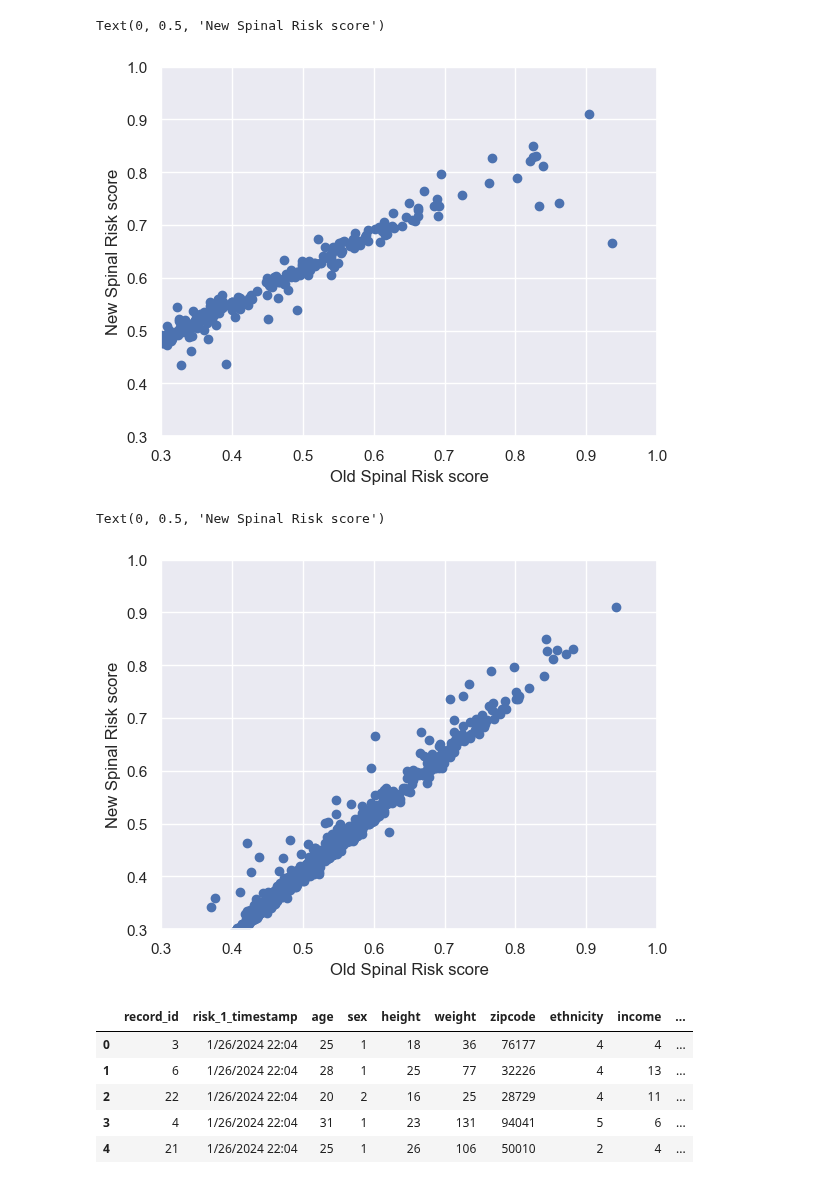
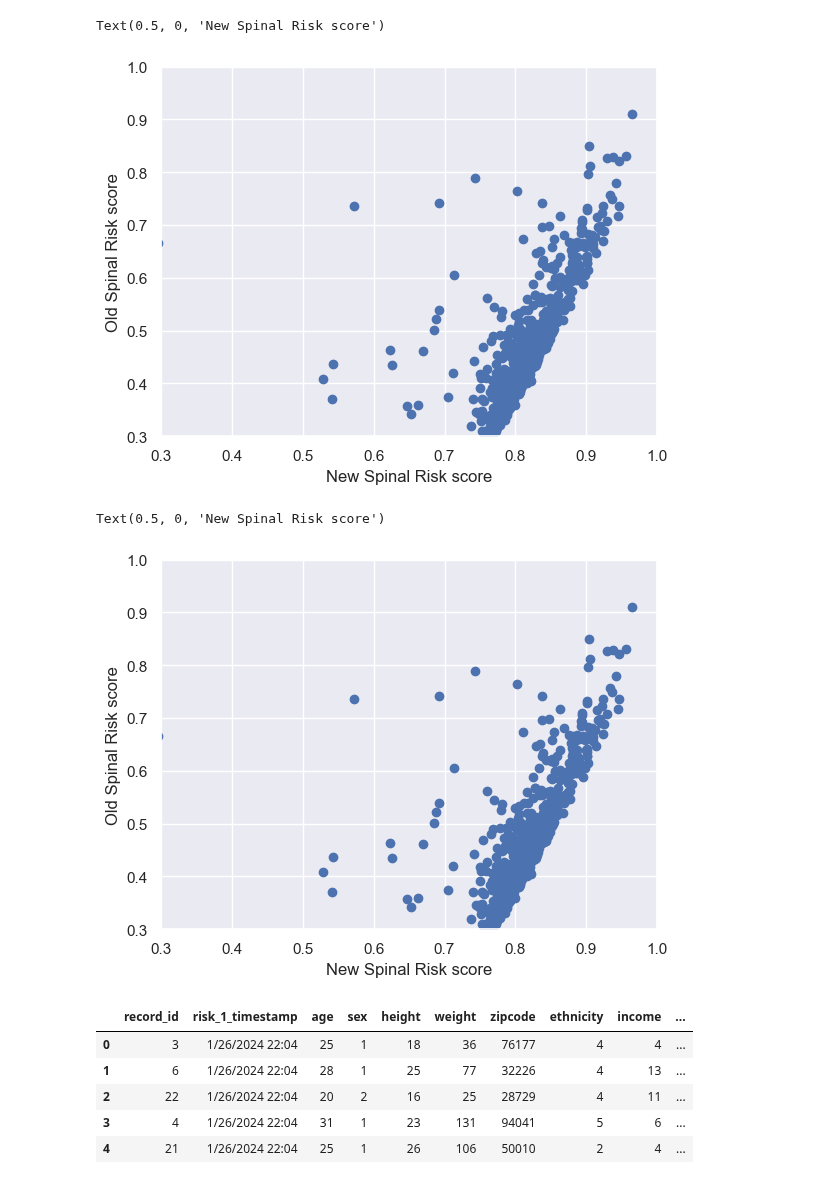
Before and after one commit to evanyfyip/vm-spinal-risk, a Jupyter notebook: vm-spinal-risk/notebooks/get_risk_score.ipynb, the cells around one changed output. Cells and saved outputs as stored; diff of their text form; code cells hidden in the pictures.

```diff
--- a/vm-spinal-risk/notebooks/get_risk_score.ipynb
+++ b/vm-spinal-risk/notebooks/get_risk_score.ipynb
@@ -22,4 +22,4 @@ processed_df = pd.read_csv('./data/all_risk_processed.csv', index_col=0)
 # %%
 # processed_df['old_spinal_risk_score'] = processed_df['spinal_risk_score']
 # %%
-processed_df = dp_utils.get_spinal_risk_score(processed_df)
+processed_df = dp_utils.get_spinal_risk_score(processed_df, True)
@@ -69,20 +37,20 @@ plt.show()
 plt.scatter(processed_df.spinal_risk_score, processed_df.old_spinal_risk_score)
 plt.xlim([0.3, 1])
 plt.ylim([0.3, 1])
-plt.xlabel('Old Spinal Risk score')
-plt.ylabel('New Spinal Risk score')
+plt.ylabel('Old Spinal Risk score')
+plt.xlabel('New Spinal Risk score')
 # %% [output]
-Text(0, 0.5, 'New Spinal Risk score')
+Text(0.5, 0, 'New Spinal Risk score')
-[figure, old version]
+[figure, new version]
 # %%
 plt.scatter(processed_df.spinal_risk_score, processed_df.old_spinal_risk_score)
 plt.xlim([0.3, 1])
 plt.ylim([0.3, 1])
-plt.xlabel('Old Spinal Risk score')
-plt.ylabel('New Spinal Risk score')
+plt.ylabel('Old Spinal Risk score')
+plt.xlabel('New Spinal Risk score')
 # %% [output]
-Text(0, 0.5, 'New Spinal Risk score')
+Text(0.5, 0, 'New Spinal Risk score')
-[figure, old version]
+[figure, new version]
 # %%
 processed_df.head()
 # %% [output]
```
Also changed, not shown: parts of 3 cells of this notebook, 11 other files.
